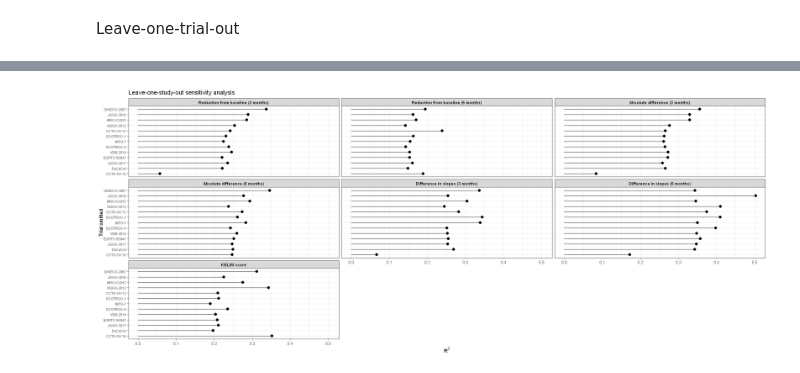
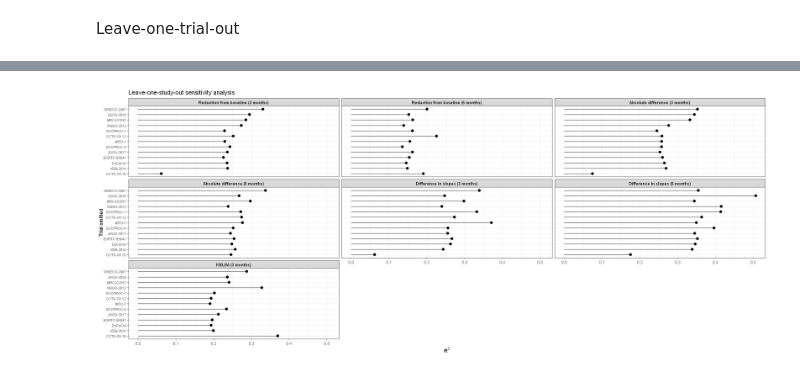
Before and after one commit to Kodro23/Surrogacy_evaluation_CA125, a Jupyter notebook: notebooks/CA125.ipynb, the cells around one changed output, grey strips where cells are left out. Saved outputs shown, nothing was run; the diff lists cells and outputs as text; code cells hidden in the pictures.

Commit message:
Modified LOSO plot, saved Wald_list

```diff
--- a/notebooks/CA125.ipynb
+++ b/notebooks/CA125.ipynb
@@ -1479,8 +1464,8 @@ set.seed(123)
 B <- 2000
 n <- nrow(trial_results)
 
-boot_r2 <- matrix(NA, nrow = B, ncol = 22)
-colnames(boot_r2) <- c("nadir","time_nadir","auc","kelim","pct1","pct2","pct3", "pct4", "pct5","pct6",
+boot_r2 <- matrix(NA, nrow = B, ncol = 23)
+colnames(boot_r2) <- c("nadir","time_nadir","auc","beta_kelim", "delta_kelim","pct1","pct2","pct3", "pct4", "pct5","pct6",
                        "slope1","slope2","slope3","slope4", "slope5","slope6",
                        "abs1","abs2","abs3","abs4","abs5","abs6")
 
@@ -1592,7 +1583,8 @@ summary_formulas <- list(
   nadir = logHR ~ delta_nadir,
   time_nadir = logHR ~ delta_time_nadir,
   auc = logHR ~ delta_auc,
-  kelim = logHR ~ kelim,
+  beta_kelim = logHR ~ beta_kelim,
+  delta_kelim = logHR ~ delta_kelim,
 
   pct1 = logHR ~ pct_m1,
   pct2 = logHR ~ pct_m2,
@@ -1721,7 +1743,7 @@ plot_df <- loso_boot_r2 %>%
     "pct6",
     "abs6",
     "slope6",
-    "kelim"
+    "delta_kelim"
   )) %>%
   mutate(
     summary = factor(
@@ -1733,7 +1755,7 @@ plot_df <- loso_boot_r2 %>%
         "abs6",
         "slope3",
         "slope6",
-        "kelim"
+        "delta_kelim"
       ),
       labels = c(
         "Reduction from baseline (3 months)",
@@ -1742,40 +1764,40 @@ plot_df <- loso_boot_r2 %>%
         "Absolute difference (6 months)",
         "Difference in slopes (3 months)",
         "Difference in slopes (6 months)",
-        "KELIM score"
+        "KELIM (3 months)"
       )
     )
   )
 
 ggplot(
   plot_df,
   aes(
     x = reorder(left_out_trial, R2),
     y = R2
   )
 ) +
   geom_segment(
     aes(
       xend = left_out_trial,
       y = 0,
       yend = R2
     )
   ) +
   geom_point(size = 2.5) +
   coord_flip() +
   facet_wrap(~summary, ncol = 3, scales = "fixed") +
   labs(
     x = "Trial omitted",
     y = expression(R^2),
     title = "Leave-one-study-out sensitivity analysis"
   ) +
   theme_bw() +
   theme(
     strip.text = element_text(face = "bold"),
     axis.text.y = element_text(size = 7)
   )
 # %% [output]
-[figure, old version]
+[figure, new version]
 # %%
 # ca125_all_6<-ca125_all_6%>% arrange(id_num, time_ca125)
 # ca125_all_6_surv<-ca125_all_6[!duplicated(ca125_all_6$id),]
```
Also changed, not shown: parts of 11 cells of this notebook, 2 other files.
